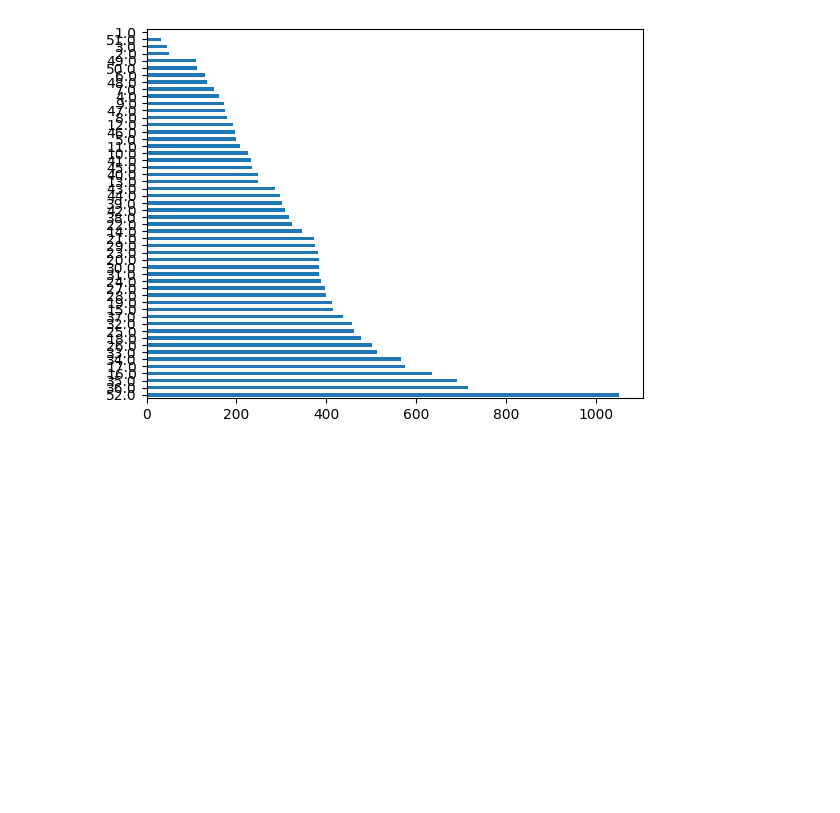
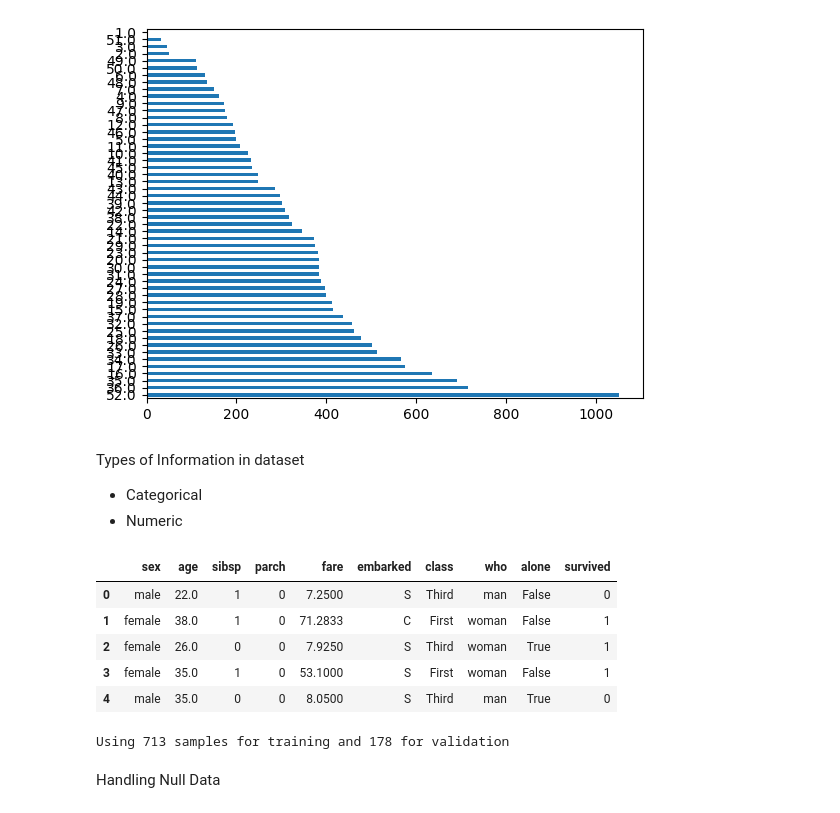
Before and after one commit to SahithiDuppati/Machine_Learning_With_Python, a Jupyter notebook: Machine_Learning_with_Python.ipynb, the cells around one changed output. Drawn from its saved outputs; the diff is of its cells as text; code cells hidden in the pictures; blank space fills up the shorter version.

```diff
--- a/Machine_Learning_with_Python.ipynb
+++ b/Machine_Learning_with_Python.ipynb
@@ -113,3 +113,29 @@ dtrain.housing_median_age.value_counts().plot(kind='barh')
 # %% [output]
 <Axes: >
 [figure]
+# %% [markdown]
+Types of Information in dataset
+*   Categorical
+*   Numeric
+# %%
+dataframe = pd.read_csv('/content/drive/MyDrive/Colab Notebooks/Titanic.csv')
+dataframe.head()
+# %% [output]
+|  | sex | age | sibsp | parch | fare | embarked | class | who | alone | survived |
+| 0 | male | 22.0 | 1 | 0 | 7.2500 | S | Third | man | False | 0 |
+| 1 | female | 38.0 | 1 | 0 | 71.2833 | C | First | woman | False | 1 |
+| 2 | female | 26.0 | 0 | 0 | 7.9250 | S | Third | woman | True | 1 |
+| 3 | female | 35.0 | 1 | 0 | 53.1000 | S | First | woman | False | 1 |
+| 4 | male | 35.0 | 0 | 0 | 8.0500 | S | Third | man | True | 0 |
+# %%
+val_dataframe = dataframe.sample(frac=0.2, random_state=1337)
+train_dataframe = dataframe.drop(val_dataframe.index)
+
+print(
+    "Using %d samples for training and %d for validation"
+    % (len(train_dataframe), len(val_dataframe))
+)
+# %% [output]
+Using 713 samples for training and 178 for validation
+# %% [markdown]
+Handling Null Data
```
Also changed, not shown: parts of 38 cells of this notebook.
